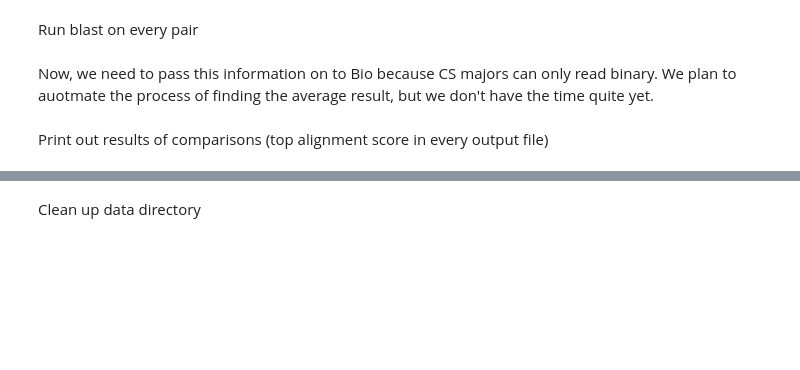
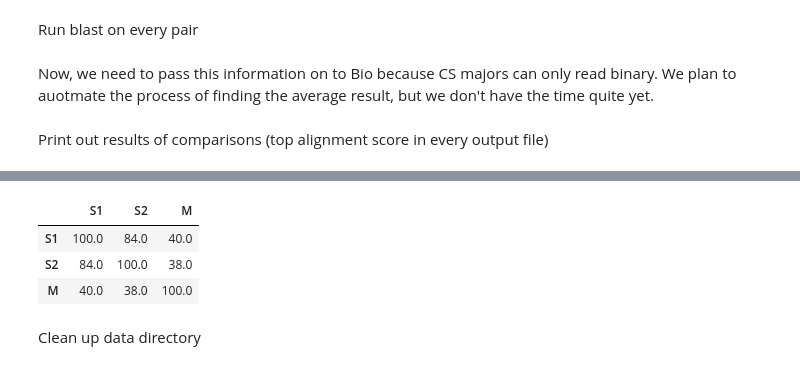
Before and after one commit to jdelga26/448, a Jupyter notebook: Replication.ipynb, the cells around one changed output, grey strips where cells are left out. Cells and saved outputs as stored; diff of their text form; code cells hidden in the pictures; blank space fills up the shorter version.

Commit message:
Add code to perform average similarity measures on new data

```diff
--- a/Replication.ipynb
+++ b/Replication.ipynb
@@ -315,3 +333,36 @@ SARS-CoV-2 x MERS-CoV
+# %%
+import re
+import numpy as np
+
+def average_identity_rate_for_all_alignments(blast_output_file):
+    f = open(blast_output_file)
+    total_positive_frac = 0
+    n_significant_scores = 0
+
+    for line in f.readlines():
+        m = re.match("\W*Identities = (\d+)\/(\d+)", line)
+        if m is not None:
+            num = float(m.group(1))
+            denom = float(m.group(2))
+            total_positive_frac += num/denom
+            n_significant_scores += 1
+
+    return total_positive_frac / n_significant_scores
+
+pairings = [('S1', 'S2'), ('S1', 'M'), ('S2', 'M')]
+rows = np.zeros((3 ,3))
+df = pd.DataFrame(rows, columns=['S1', 'S2', 'M'], index=['S1', 'S2', 'M'])
+df.loc['S1', 'S1'] = df.loc['S2', 'S2'] = df.loc['M', 'M'] = 100
+for pair in pairings:
+    f = './data/blast_' + '_'.join(pair) + '.txt'
+    df.loc[pair[0], pair[1]] = df.loc[pair[1], pair[0]] = round(average_identity_rate_for_all_alignments(f)*100)
+
+df
+# %% [output]
+|  | S1 | S2 | M |
+| S1 | 100.0 | 84.0 | 40.0 |
+| S2 | 84.0 | 100.0 | 38.0 |
+| M | 40.0 | 38.0 | 100.0 |
 # %% [markdown]
 Clean up data directory
 # %%
```
Also changed, not shown: parts of 5 cells of this notebook, 4 other files.
